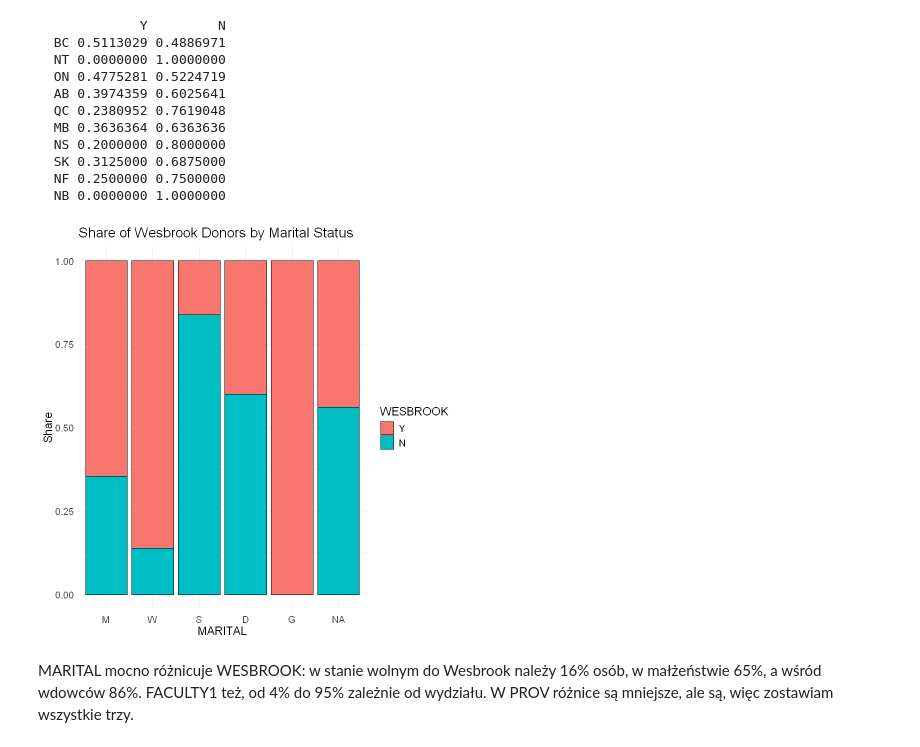
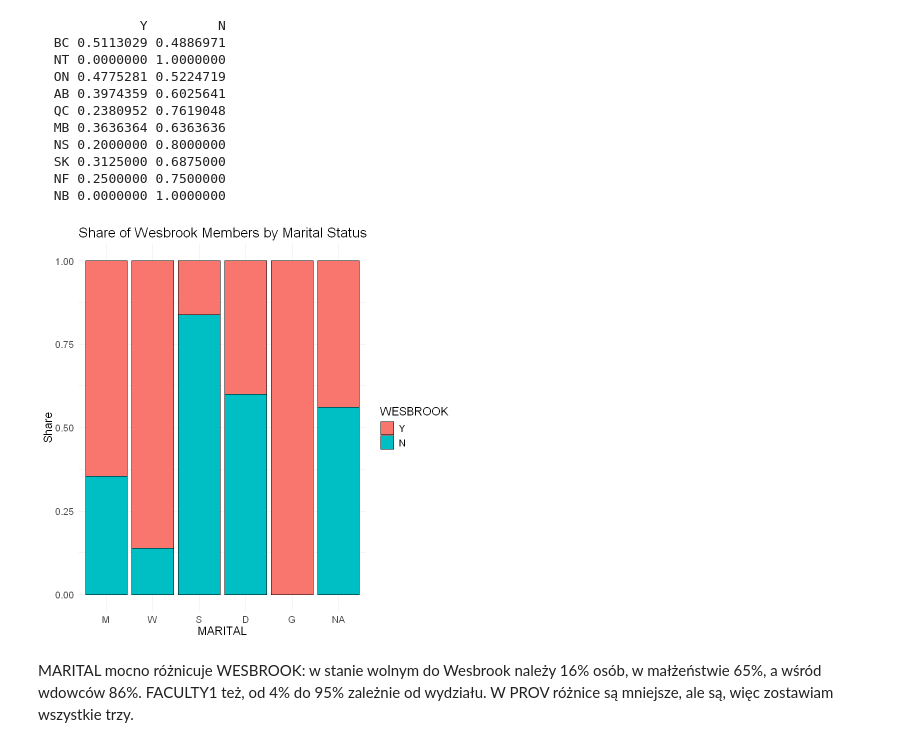
Before and after one commit to mateuszrucinski/machine-learning-lessons, a Jupyter notebook: Zad1/Wesbrook.ipynb, the cells around one changed output. Saved outputs shown, nothing was run; the diff lists cells and outputs as text; code cells hidden in the pictures.

```diff
--- a/Zad1/Wesbrook.ipynb
+++ b/Zad1/Wesbrook.ipynb
@@ -384,12 +396,12 @@ prop.table(table(wesbrooks$PROV,     wesbrooks$WESBROOK), margin = 1)
 # %%
 wesbrooks %>%
   ggplot() +
   geom_bar(mapping = aes(x = MARITAL, fill = WESBROOK), color = "black", position = "fill") +
-  labs(title = "Share of Wesbrook Donors by Marital Status", x = "MARITAL", y = "Share") +
+  labs(title = "Share of Wesbrook Members by Marital Status", x = "MARITAL", y = "Share") +
   theme_minimal() +
   theme(text = element_text(size = 14))
 # %% [output]
-[figure, old version]
+[figure, new version]
 # %% [markdown]
 MARITAL mocno różnicuje WESBROOK: w stanie wolnym do Wesbrook należy 16% osób, w małżeństwie 65%, a wśród wdowców 86%.
 FACULTY1 też, od 4% do 95% zależnie od wydziału. W PROV różnice są mniejsze, ale są, więc zostawiam wszystkie trzy.
```
Also changed, not shown: parts of 7 cells of this notebook, 1 other file.
